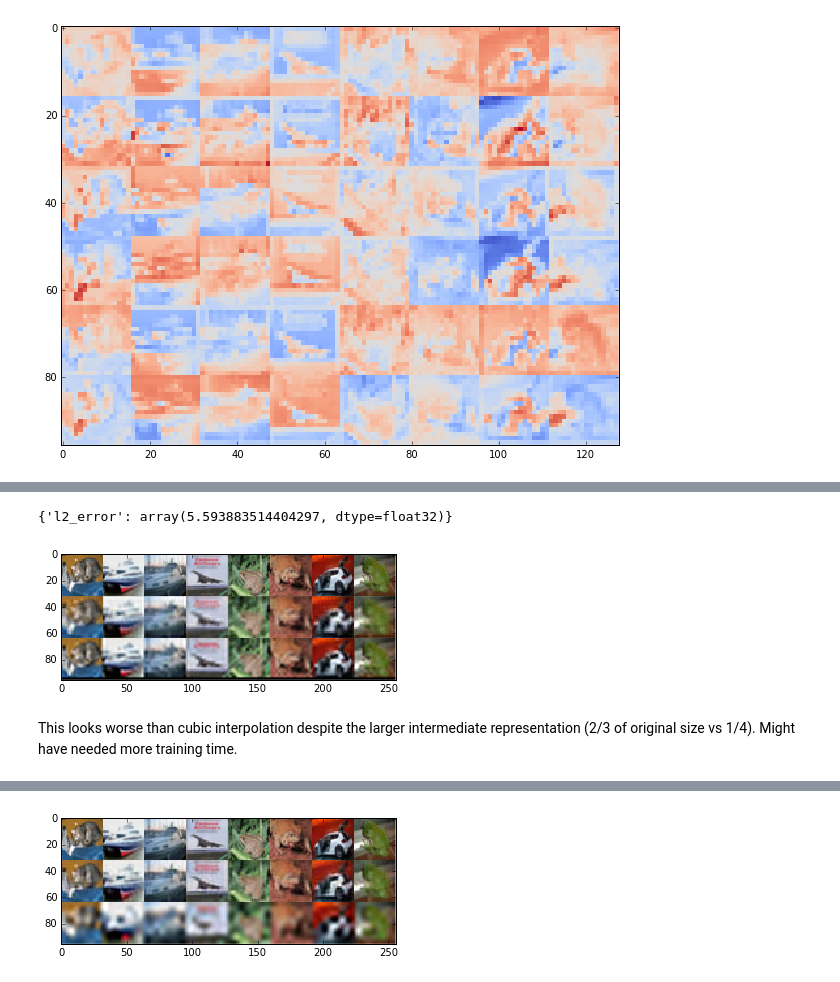
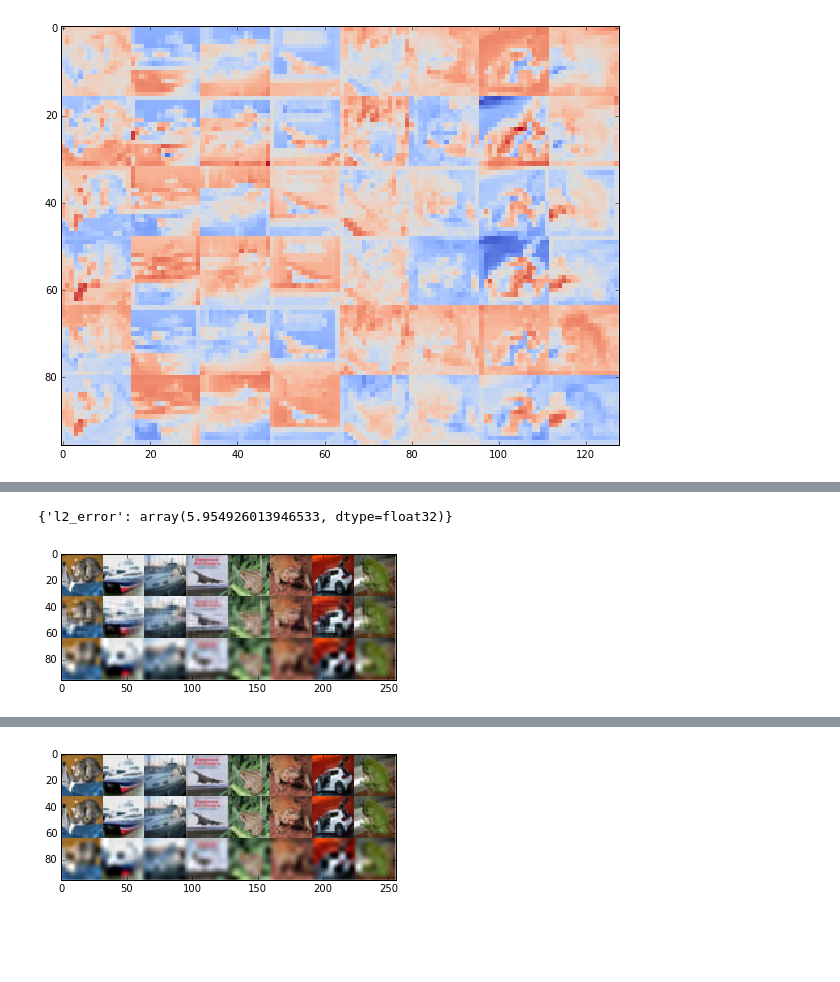
Before and after one commit to victor-shepardson/feature-feedback, a Jupyter notebook: notebooks/autoencoder-0.ipynb, the cells around one changed output, grey strips where cells are left out. Cells and saved outputs as stored; diff of their text form; code cells hidden in the pictures; blank space fills up the shorter version.

```diff
--- a/notebooks/autoencoder-0.ipynb
+++ b/notebooks/autoencoder-0.ipynb
@@ -188,15 +193,14 @@ solver.solve()
 # %%
 model_def_file = 'autoencoder-2.prototxt'
-model_file = '../bin/cifar-tanh-20epoch-squeezing-pool3.caffemodel'
+#model_file = '../bin/cifar-tanh-20epoch-squeezing-pool3.caffemodel'
+model_file = 'autoencoder-2_iter_20000.caffemodel'
 net = caffe.Net(model_def_file, model_file, caffe.TEST)
 #run a batch
 net.forward()
 # %% [output]
-{'l2_error': array(5.593883514404297, dtype=float32)}
+{'l2_error': array(5.954926013946533, dtype=float32)}
 # %%
-rec = get_reconstructions(net, mean, 8, compare=2)
+rec = get_reconstructions(net, mean, 8, compare=4)
 vis_reconstructions(rec)
 # %% [output]
-[figure, old version]
+[figure, new version]
-# %% [markdown]
-This looks worse than cubic interpolation despite the larger intermediate representation (2/3 of original size vs 1/4). Might have needed more training time.
```
Also changed, not shown: parts of 42 cells of this notebook, 2 other files.
